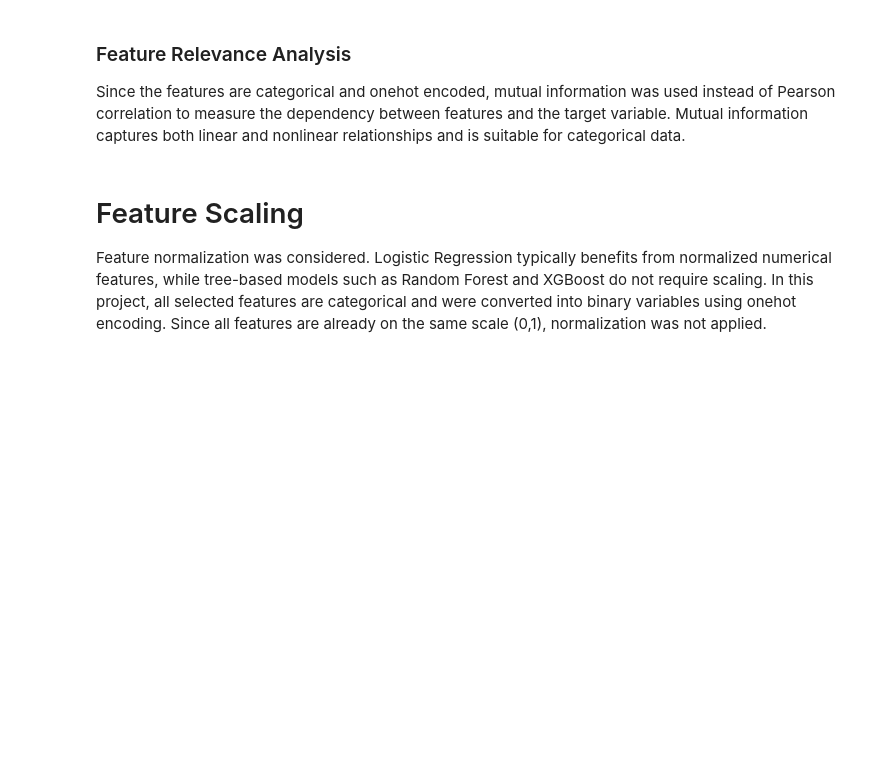
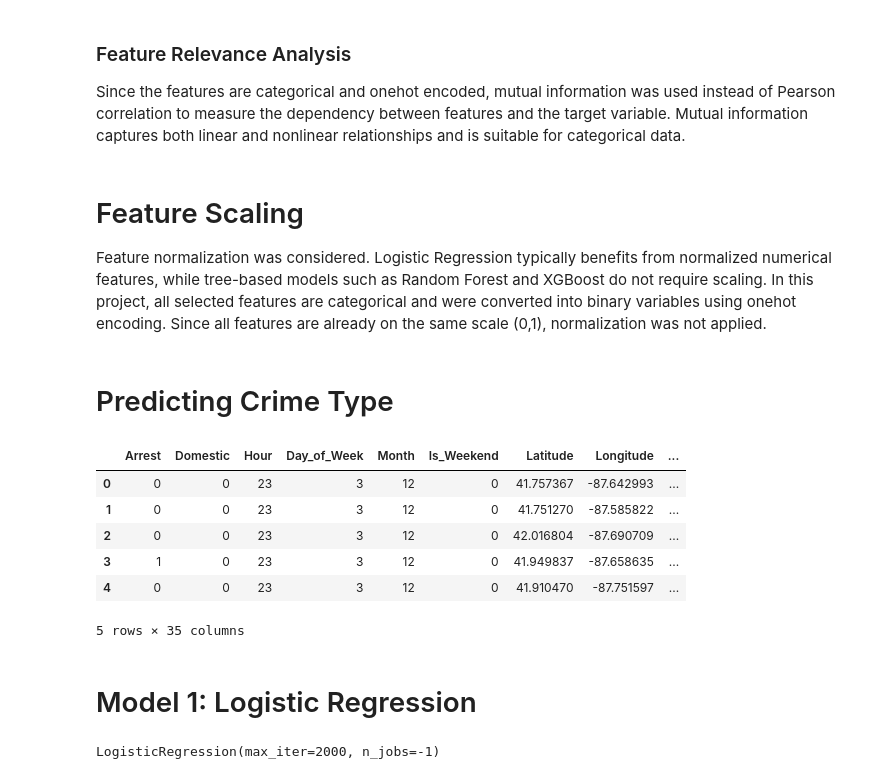
Before and after one commit to Andria-colab/DataGuard, a Jupyter notebook: notebooks/04_machine_learning.ipynb, the cells around one changed output. Drawn from its saved outputs; the diff is of its cells as text; code cells hidden in the pictures; blank space fills up the shorter version.

```diff
--- a/notebooks/04_machine_learning.ipynb
+++ b/notebooks/04_machine_learning.ipynb
@@ -349,3 +350,16 @@ Since the features are categorical and onehot encoded, mutual information was us
 # %% [markdown]
 # Feature Scaling
 Feature normalization was considered. Logistic Regression typically benefits from normalized numerical features, while tree-based models such as Random Forest and XGBoost do not require scaling. In this project, all selected features are categorical and were converted into binary variables using onehot encoding. Since all features are already on the same scale (0,1), normalization was not applied.
+# %% [markdown]
+# Predicting Crime Type
+# %%
+df = pd.read_csv("../data/data_for_logistic.csv")
+df.head()
+# %% [output]
+|  | Arrest | Domestic | Hour | Day_of_Week | Month | Is_Weekend | Latitude | Longitude | ... |
+| 0 | 0 | 0 | 23 | 3 | 12 | 0 | 41.757367 | -87.642993 | ... |
+| 1 | 0 | 0 | 23 | 3 | 12 | 0 | 41.751270 | -87.585822 | ... |
+| 2 | 0 | 0 | 23 | 3 | 12 | 0 | 42.016804 | -87.690709 | ... |
+| 3 | 1 | 0 | 23 | 3 | 12 | 0 | 41.949837 | -87.658635 | ... |
+| 4 | 0 | 0 | 23 | 3 | 12 | 0 | 41.910470 | -87.751597 | ... |
+5 rows × 35 columns
@@ -351,0 +384,2 @@ Feature normalization was considered. Logistic Regression typically benefits fro
+# %% [markdown]
+# Model 1: Logistic Regression
@@ -351,0 +391,10 @@ Feature normalization was considered. Logistic Regression typically benefits fro
+# %%
+log_reg = LogisticRegression(
+    solver="lbfgs",
+    max_iter=2000,
+    n_jobs=-1
+)
+
+log_reg.fit(X_train_scaled, y_train)
+# %% [output]
+LogisticRegression(max_iter=2000, n_jobs=-1)
```
Also changed, not shown: parts of 9 cells of this notebook, 1 other file.
